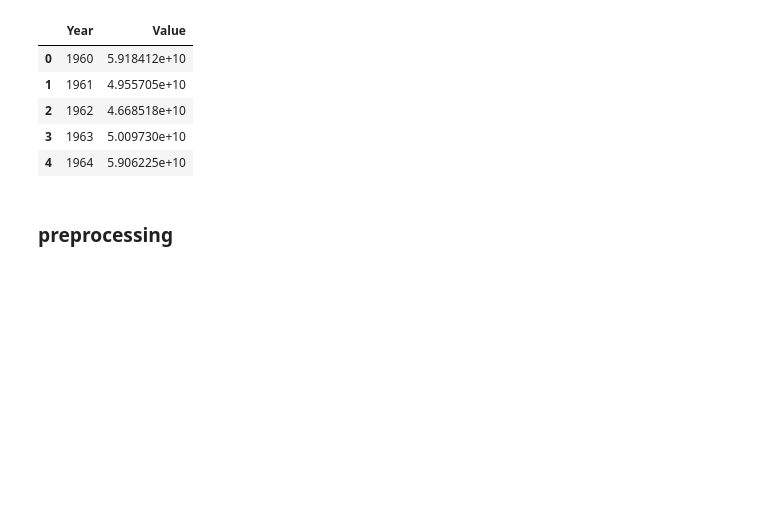
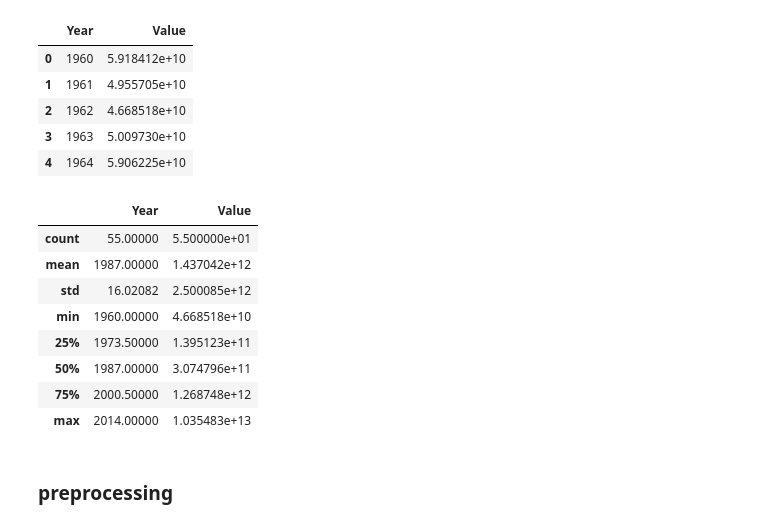
Before and after one commit to fahime9407/Machine-Learning-Path, a Jupyter notebook: regression/nonLinearR.ipynb, the cells around one changed output. Cells and saved outputs as stored; diff of their text form; code cells hidden in the pictures; blank space fills up the shorter version.

```diff
--- a/regression/nonLinearR.ipynb
+++ b/regression/nonLinearR.ipynb
@@ -23,5 +24,17 @@ df.head()
 | 2 | 1962 | 4.668518e+10 |
 | 3 | 1963 | 5.009730e+10 |
 | 4 | 1964 | 5.906225e+10 |
+# %%
+df.describe()
+# %% [output]
+|  | Year | Value |
+| count | 55.00000 | 5.500000e+01 |
+| mean | 1987.00000 | 1.437042e+12 |
+| std | 16.02082 | 2.500085e+12 |
+| min | 1960.00000 | 4.668518e+10 |
+| 25% | 1973.50000 | 1.395123e+11 |
+| 50% | 1987.00000 | 3.074796e+11 |
+| 75% | 2000.50000 | 1.268748e+12 |
+| max | 2014.00000 | 1.035483e+13 |
 # %% [markdown]
 ### preprocessing
```
Also changed, not shown: parts of 15 cells of this notebook, 1 other file.
